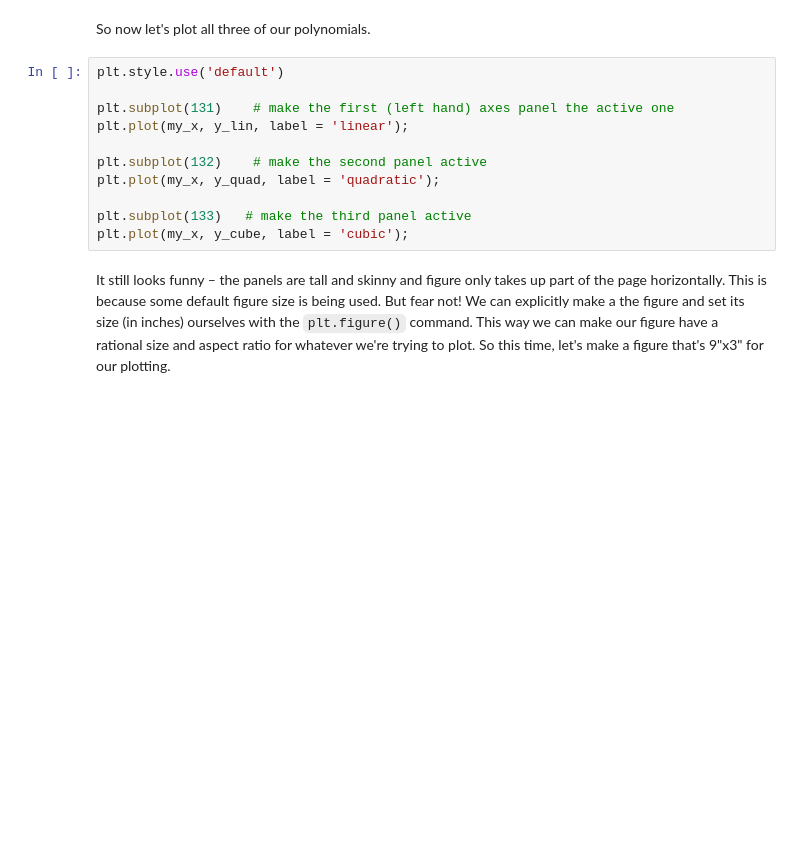
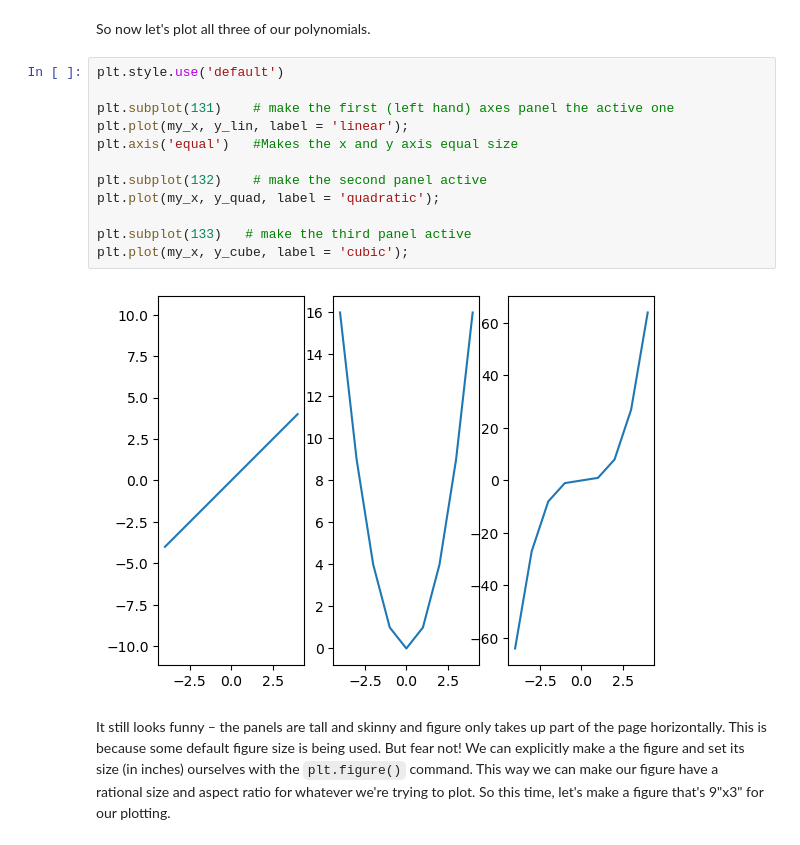
Before and after one commit to kzapalac/PythonTutorials, a Jupyter notebook: tutorial_ex_15/tutorial015-1.ipynb, the cells around one changed output. Saved outputs shown, nothing was run; the diff lists cells and outputs as text; blank space fills up the shorter version.

```diff
--- a/tutorial_ex_15/tutorial015-1.ipynb
+++ b/tutorial_ex_15/tutorial015-1.ipynb
@@ -260,14 +308,17 @@ So now let's plot all three of our polynomials.
 # %%
 plt.style.use('default')
 
 plt.subplot(131)    # make the first (left hand) axes panel the active one
 plt.plot(my_x, y_lin, label = 'linear');
+plt.axis('equal')   #Makes the x and y axis equal size
 
 plt.subplot(132)    # make the second panel active
 plt.plot(my_x, y_quad, label = 'quadratic');
 
 plt.subplot(133)   # make the third panel active
 plt.plot(my_x, y_cube, label = 'cubic');
+# %% [output]
+[figure, added]
 # %% [markdown]
 It still looks funny – the panels are tall and skinny and figure only takes up part of the page horizontally. This is because some default figure size is being used. But fear not! We can explicitly make a the figure and set its size (in inches) ourselves with the `plt.figure()` command. This way we can make our figure have a rational size and aspect ratio for whatever we're trying to plot. So this time, let's make a figure that's 9"x3" for our plotting.
 # %%
```
Also changed, not shown: parts of 26 cells of this notebook.
